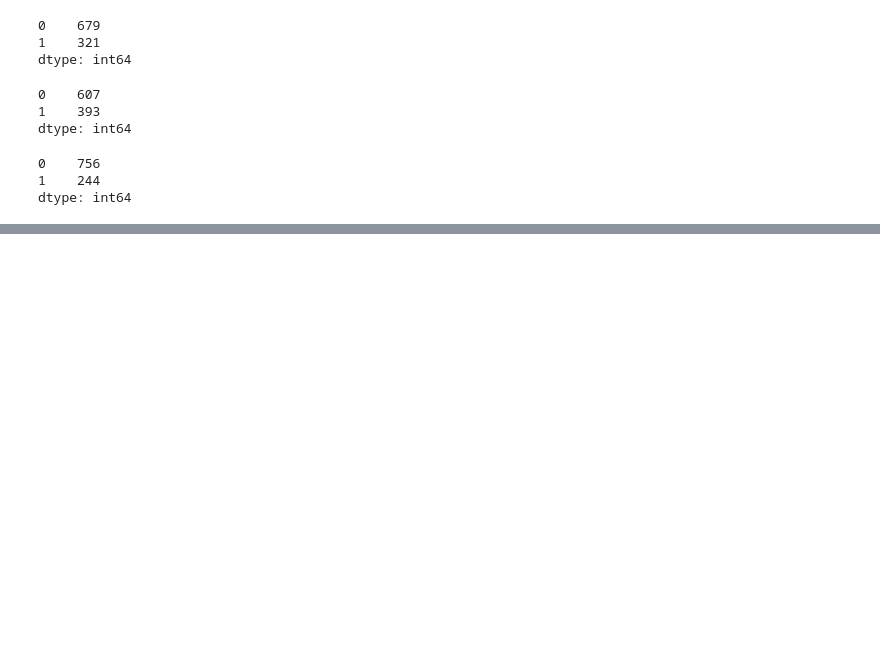
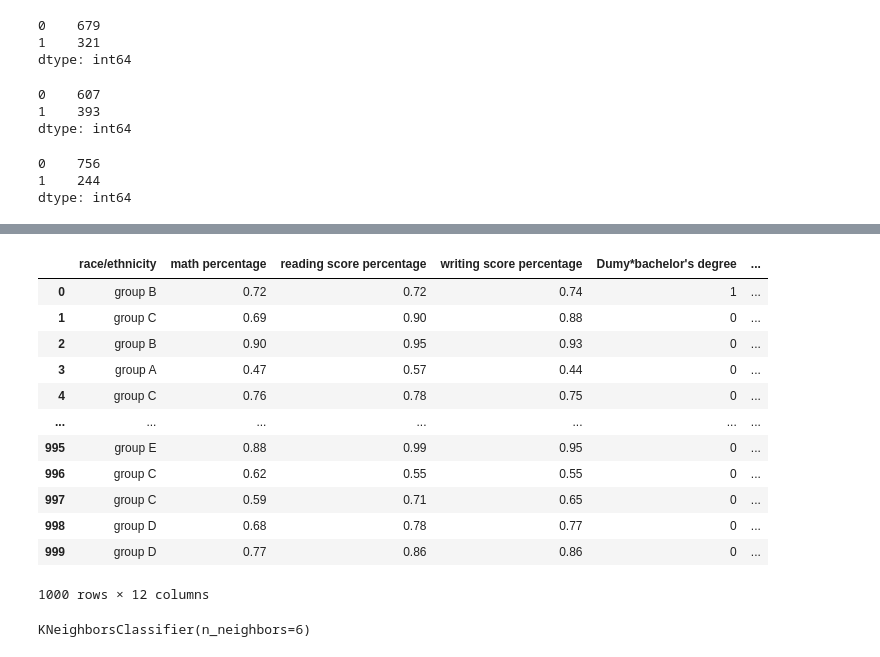
Before and after one commit to Pranaybot/Data_methods_Final_project, a Jupyter notebook: CMSE_381_Project.ipynb, the cells around one changed output, grey strips where cells are left out. Cells and saved outputs as stored; diff of their text form; code cells hidden in the pictures; blank space fills up the shorter version.

```diff
--- a/CMSE_381_Project.ipynb
+++ b/CMSE_381_Project.ipynb
@@ -222,0 +227,3 @@ dtype: int64
+# %%
+new_df3 = pd.get_dummies(df, columns = ['parental level of education','lunch','test preparation course', 'sex'] ,drop_first= True,prefix = 'Dumy',prefix_sep ="*" )
+new_df3.head().style.background_gradient(axis=0)
@@ -222,0 +237,24 @@ dtype: int64
+# %%
+new_df3 = new_df3.drop(['Unnamed: 0'], axis=1)
+new_df3
+# %% [output]
+|  | race/ethnicity | math percentage | reading score percentage | writing score percentage | Dumy*bachelor's degree | ... |
+| 0 | group B | 0.72 | 0.72 | 0.74 | 1 | ... |
+| 1 | group C | 0.69 | 0.90 | 0.88 | 0 | ... |
+| 2 | group B | 0.90 | 0.95 | 0.93 | 0 | ... |
+| 3 | group A | 0.47 | 0.57 | 0.44 | 0 | ... |
+| 4 | group C | 0.76 | 0.78 | 0.75 | 0 | ... |
+| ... | ... | ... | ... | ... | ... | ... |
+| 995 | group E | 0.88 | 0.99 | 0.95 | 0 | ... |
+| 996 | group C | 0.62 | 0.55 | 0.55 | 0 | ... |
+| 997 | group C | 0.59 | 0.71 | 0.65 | 0 | ... |
+| 998 | group D | 0.68 | 0.78 | 0.77 | 0 | ... |
+| 999 | group D | 0.77 | 0.86 | 0.86 | 0 | ... |
+1000 rows × 12 columns
+# %%
+X2 = new_df3.drop(['race/ethnicity'], axis=1)
+y2 = new_df3.iloc[:,0]
+neigh5 = KNeighborsClassifier(n_neighbors=6)
+neigh5.fit(X2, y2)
+# %% [output]
+KNeighborsClassifier(n_neighbors=6)
```
Also changed, not shown: parts of 14 cells of this notebook.
